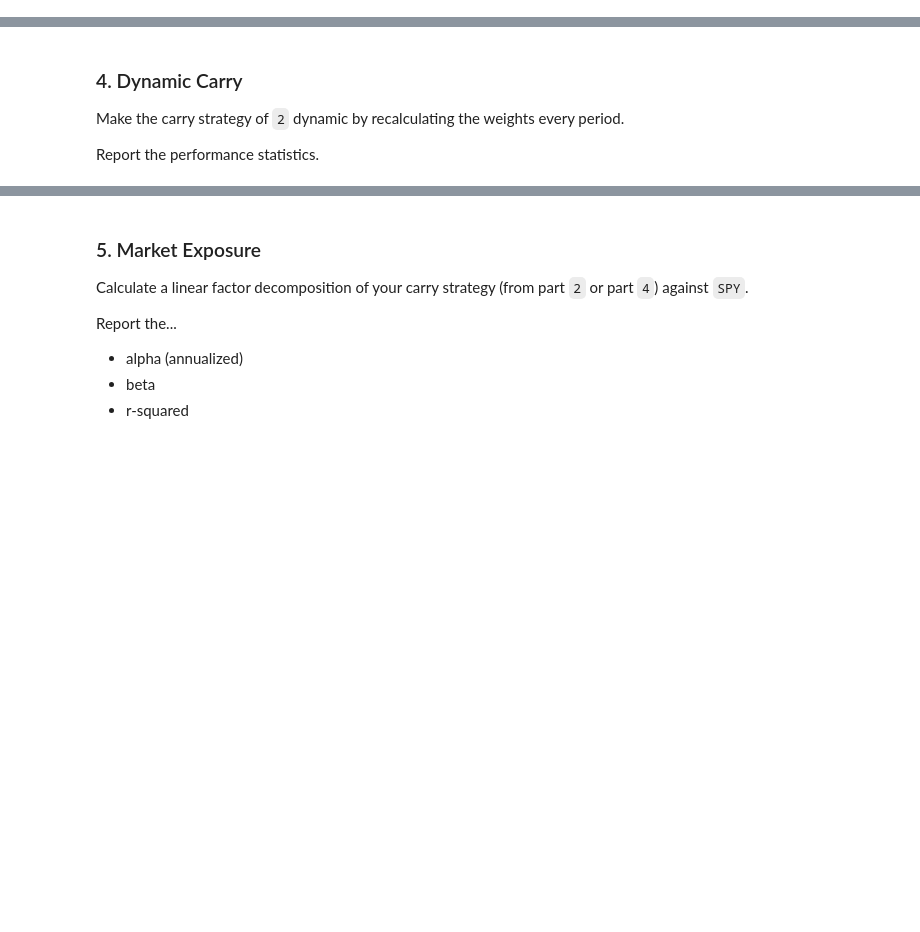
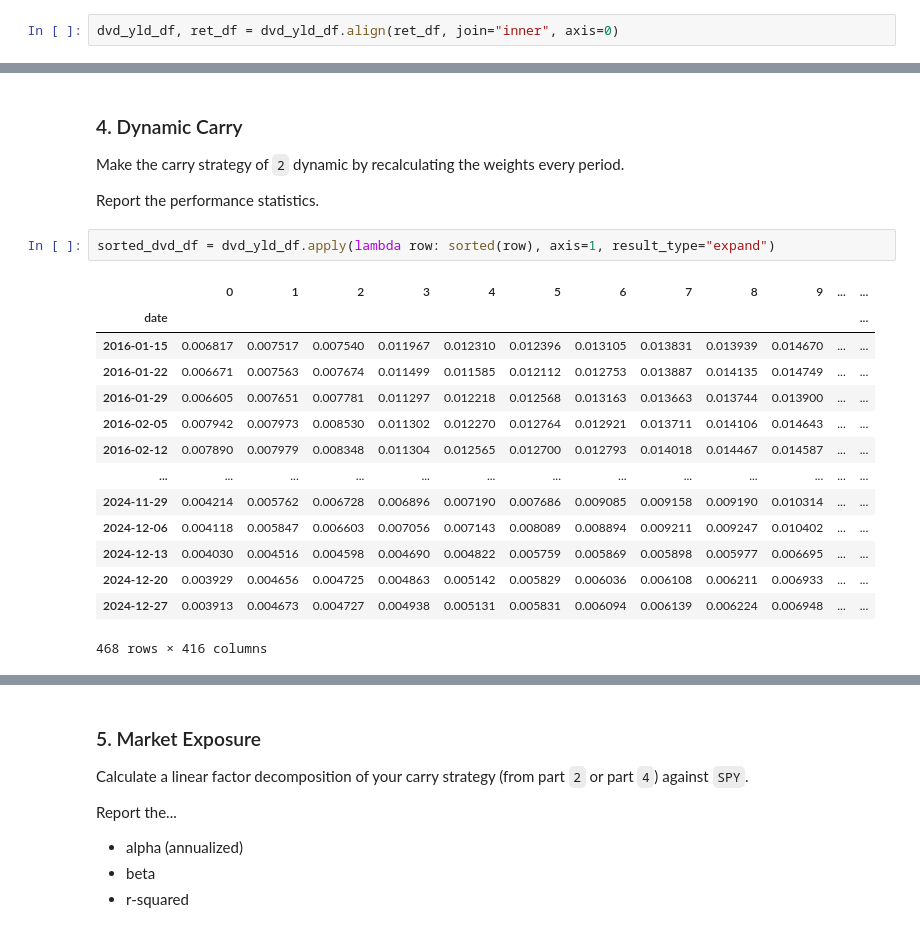
Before and after one commit to joshkorol/portfolio-mgmt, a Jupyter notebook: assignments/Korol_Assignment 4.ipynb, the cells around one changed output, grey strips where cells are left out. Cells and saved outputs as stored; diff of their text form; blank space fills up the shorter version.

```diff
--- a/assignments/Korol_Assignment 4.ipynb
+++ b/assignments/Korol_Assignment 4.ipynb
@@ -71,3 +53,5 @@ unified_dvd_yld_df
+# %%
+dvd_yld_df, ret_df = dvd_yld_df.align(ret_df, join="inner", axis=0)
 # %% [markdown]
 ### 2. Static Carry
 * Starting at the beginning of the sample, build a portfolio where you go (equally) long the top 100 stocks as ranked by dividend yield, and you short (equally) the smallest 100 stocks as ranked by dividend yield.
@@ -169,3 +148,20 @@ Mention two challenges of this strategy.
 Make the carry strategy of `2` dynamic by recalculating the weights every period.
 
 Report the performance statistics.
+# %%
+sorted_dvd_df = dvd_yld_df.apply(lambda row: sorted(row), axis=1, result_type="expand")
+# %% [output]
+|  | 0 | 1 | 2 | 3 | 4 | 5 | 6 | 7 | 8 | 9 | ... | ... |
+| date |  |  |  |  |  |  |  |  |  |  |  | ... |
+| 2016-01-15 | 0.006817 | 0.007517 | 0.007540 | 0.011967 | 0.012310 | 0.012396 | 0.013105 | 0.013831 | 0.013939 | 0.014670 | ... | ... |
+| 2016-01-22 | 0.006671 | 0.007563 | 0.007674 | 0.011499 | 0.011585 | 0.012112 | 0.012753 | 0.013887 | 0.014135 | 0.014749 | ... | ... |
+| 2016-01-29 | 0.006605 | 0.007651 | 0.007781 | 0.011297 | 0.012218 | 0.012568 | 0.013163 | 0.013663 | 0.013744 | 0.013900 | ... | ... |
+| 2016-02-05 | 0.007942 | 0.007973 | 0.008530 | 0.011302 | 0.012270 | 0.012764 | 0.012921 | 0.013711 | 0.014106 | 0.014643 | ... | ... |
+| 2016-02-12 | 0.007890 | 0.007979 | 0.008348 | 0.011304 | 0.012565 | 0.012700 | 0.012793 | 0.014018 | 0.014467 | 0.014587 | ... | ... |
+| ... | ... | ... | ... | ... | ... | ... | ... | ... | ... | ... | ... | ... |
+| 2024-11-29 | 0.004214 | 0.005762 | 0.006728 | 0.006896 | 0.007190 | 0.007686 | 0.009085 | 0.009158 | 0.009190 | 0.010314 | ... | ... |
+| 2024-12-06 | 0.004118 | 0.005847 | 0.006603 | 0.007056 | 0.007143 | 0.008089 | 0.008894 | 0.009211 | 0.009247 | 0.010402 | ... | ... |
+| 2024-12-13 | 0.004030 | 0.004516 | 0.004598 | 0.004690 | 0.004822 | 0.005759 | 0.005869 | 0.005898 | 0.005977 | 0.006695 | ... | ... |
+| 2024-12-20 | 0.003929 | 0.004656 | 0.004725 | 0.004863 | 0.005142 | 0.005829 | 0.006036 | 0.006108 | 0.006211 | 0.006933 | ... | ... |
+| 2024-12-27 | 0.003913 | 0.004673 | 0.004727 | 0.004938 | 0.005131 | 0.005831 | 0.006094 | 0.006139 | 0.006224 | 0.006948 | ... | ... |
+468 rows × 416 columns
```
Also changed, not shown: parts of 11 cells of this notebook, 14 other files.
